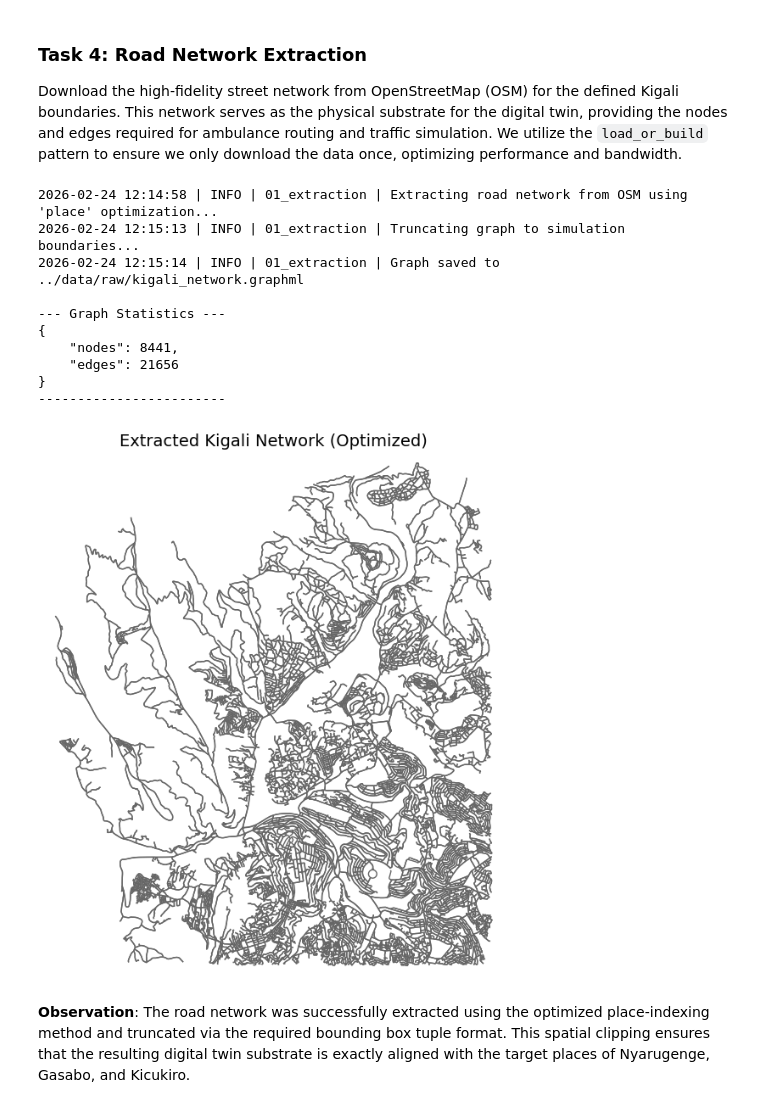
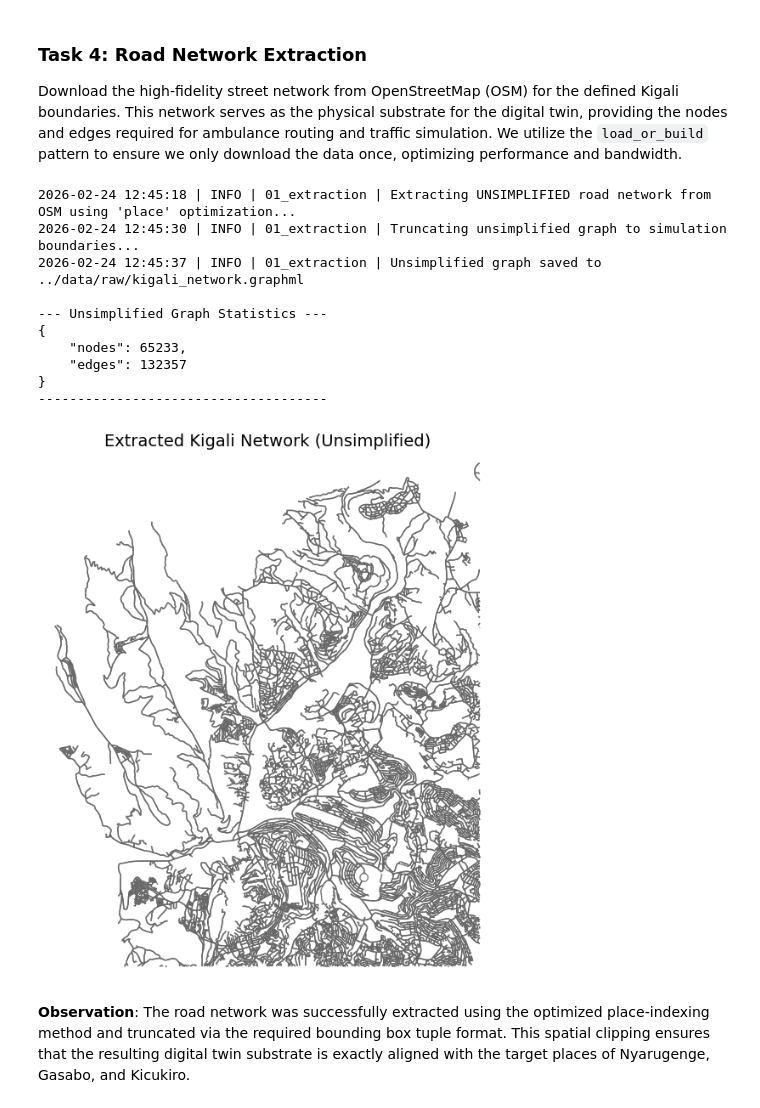
Before and after one commit to Christianib003/kigali-ems-pipeline-optimization, a Jupyter notebook: notebooks/01_data_extraction.ipynb, the cells around one changed output. Cells and saved outputs as stored; diff of their text form; code cells hidden in the pictures.

```diff
--- a/notebooks/01_data_extraction.ipynb
+++ b/notebooks/01_data_extraction.ipynb
@@ -75,54 +79,49 @@ Scope Verified: 30.035, -1.985 to 30.125, -1.925
 
 Download the high-fidelity street network from OpenStreetMap (OSM) for the defined Kigali boundaries. This network serves as the physical substrate for the digital twin, providing the nodes and edges required for ambulance routing and traffic simulation. We utilize the `load_or_build` pattern to ensure we only download the data once, optimizing performance and bandwidth.
 # %%
-# 1. Define the optimized build function
-def build_kigali_graph_fast(bounds, network_settings):
-    logger.info("Extracting road network from OSM using 'place' optimization...")
+# 1. Define the build function for UNSIMPLIFIED extraction
+def build_kigali_graph_unsimplified(bounds, network_settings):
+    logger.info("Extracting UNSIMPLIFIED road network from OSM using 'place' optimization...")
 
-    # Extract based on 'Kigali, Rwanda'
+    # Extract based on 'Kigali, Rwanda' with simplify=False
     G = ox.graph_from_place(
         "Kigali, Rwanda",
         network_type=network_settings['type'],
-        simplify=network_settings['simplify']
+        simplify=False
     )
 
     # Clip the graph to our exact verified bounding box coordinates
-    logger.info("Truncating graph to simulation boundaries...")
-    # Newer osmnx versions expect a single tuple for the bbox
+    logger.info("Truncating unsimplified graph to simulation boundaries...")
     bbox = (bounds['north'], bounds['south'], bounds['east'], bounds['west'])
     G = ox.truncate.truncate_graph_bbox(G, bbox=bbox)
 
     return G
 
-# 2. Re-run the execution logic
+# 2. Re-run the execution logic (Forcing a rebuild for compatibility)
 graph_path = Path("../data/raw/kigali_network.graphml")
 graph_path.parent.mkdir(parents=True, exist_ok=True)
 
-if graph_path.exists():
-    logger.info(f"Cache Hit: Loading graph from {graph_path}")
-    G = ox.load_graphml(graph_path)
-else:
-    # Use the corrected fast builder with tuple bbox
-    G = build_kigali_graph_fast(b, map_config['network'])
-    ox.save_graphml(G, graph_path)
-    logger.info(f"Graph saved to {graph_path}")
+# Note: We overwrite the previous simplified version to ensure Task 6 succeeds
+G = build_kigali_graph_unsimplified(b, map_config['network'])
+ox.save_graphml(G, graph_path)
+logger.info(f"Unsimplified graph saved to {graph_path}")
 
 # 3. Validation & Visualization
-inspect_dict({"nodes": len(G.nodes), "edges": len(G.edges)}, title="Graph Statistics")
-fig, ax = plot_road_network(G, title="Extracted Kigali Network (Optimized)")
+inspect_dict({"nodes": len(G.nodes), "edges": len(G.edges)}, title="Unsimplified Graph Statistics")
+fig, ax = plot_road_network(G, title="Extracted Kigali Network (Unsimplified)")
 plt.show()
 # %% [output]
-2026-02-24 12:14:58 | INFO | 01_extraction | Extracting road network from OSM using 'place' optimization...
-2026-02-24 12:15:13 | INFO | 01_extraction | Truncating graph to simulation boundaries...
-2026-02-24 12:15:14 | INFO | 01_extraction | Graph saved to ../data/raw/kigali_network.graphml
+2026-02-24 12:45:18 | INFO | 01_extraction | Extracting UNSIMPLIFIED road network from OSM using 'place' optimization...
+2026-02-24 12:45:30 | INFO | 01_extraction | Truncating unsimplified graph to simulation boundaries...
+2026-02-24 12:45:37 | INFO | 01_extraction | Unsimplified graph saved to ../data/raw/kigali_network.graphml
 
---- Graph Statistics ---
+--- Unsimplified Graph Statistics ---
 {
-    "nodes": 8441,
-    "edges": 21656
+    "nodes": 65233,
+    "edges": 132357
 }
-------------------------
+-------------------------------------
-[figure, old version]
+[figure, new version]
 # %% [markdown]
 **Observation**: The road network was successfully extracted using the optimized place-indexing method and truncated via the required bounding box tuple format. This spatial clipping ensures that the resulting digital twin substrate is exactly aligned with the target places of Nyarugenge, Gasabo, and Kicukiro.
 # %% [markdown]
```
Also changed, not shown: parts of 4 cells of this notebook, 1 other file.
